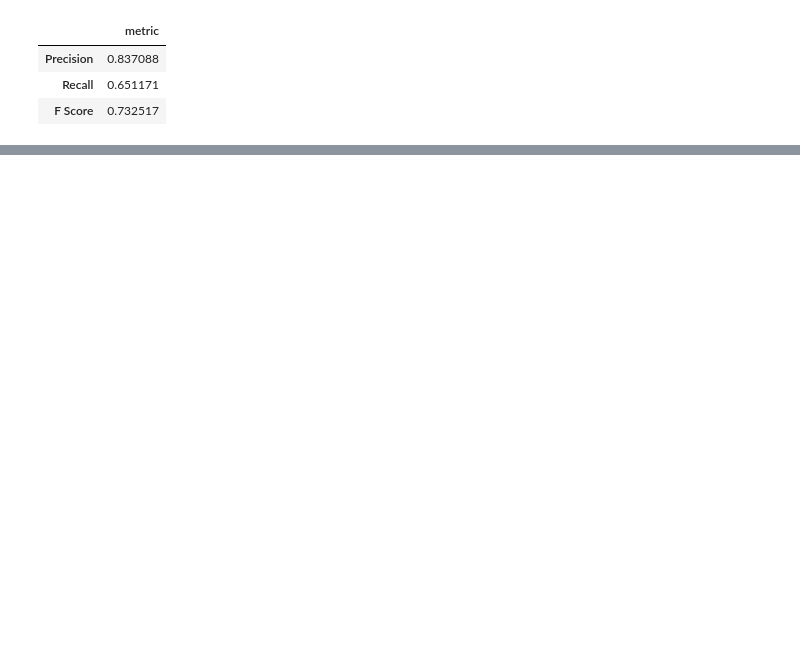
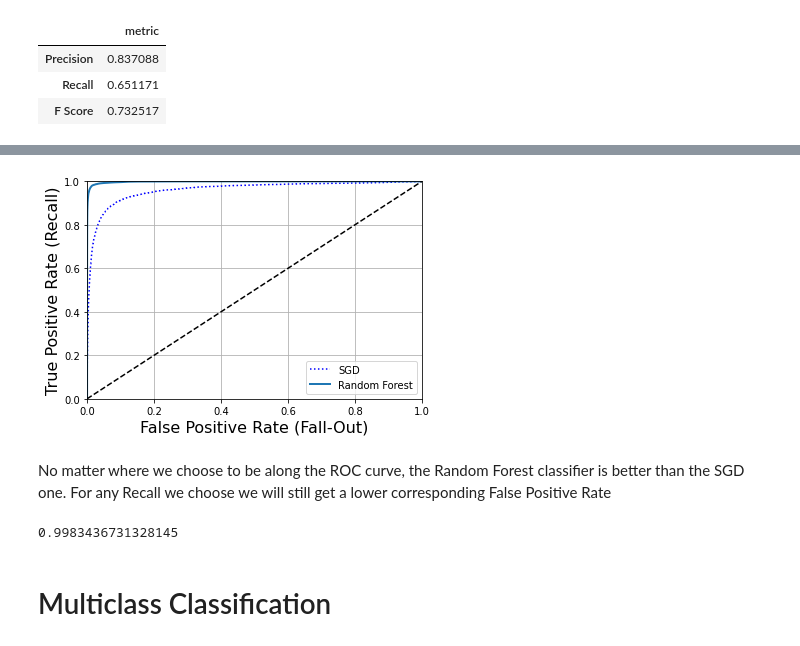
Before and after one commit to natekratzer/py_study, a Jupyter notebook: homl2/chapter3.ipynb, the cells around one changed output, grey strips where cells are left out. Drawn from its saved outputs; the diff is of its cells as text; code cells hidden in the pictures; blank space fills up the shorter version.

```diff
--- a/homl2/chapter3.ipynb
+++ b/homl2/chapter3.ipynb
@@ -82,0 +157,8 @@ confusion_metrics(sk_matrix)
+# %%
+from sklearn.ensemble import RandomForestClassifier
+
+forest_clf = RandomForestClassifier(random_state=42)
+y_probs_forest = cross_val_predict(forest_clf, X_train, y_train_5, cv = 3, method = "predict_proba")
+# %%
+y_scores_forest = y_probs_forest[:, 1]
+fpr_forest, tpr_forest, thresholds_forest = roc_curve(y_train_5, y_scores_forest)
@@ -82,0 +186,15 @@ confusion_metrics(sk_matrix)
+# %%
+plt.plot(fpr, tpr, "b:", label = "SGD")
+plot_roc_curve(fpr_forest, tpr_forest, "Random Forest")
+plt.legend(loc = "lower right")
+plt.show()
+# %% [output]
+[figure, added]
+# %% [markdown]
+No matter where we choose to be along the ROC curve, the Random Forest classifier is better than the SGD one. For any Recall we choose we will still get a lower corresponding False Positive Rate
+# %%
+roc_auc_score(y_train_5, y_scores_forest)
+# %% [output]
+0.9983436731328145
+# %% [markdown]
+# Multiclass Classification
```
Also changed, not shown: parts of 9 cells of this notebook.
